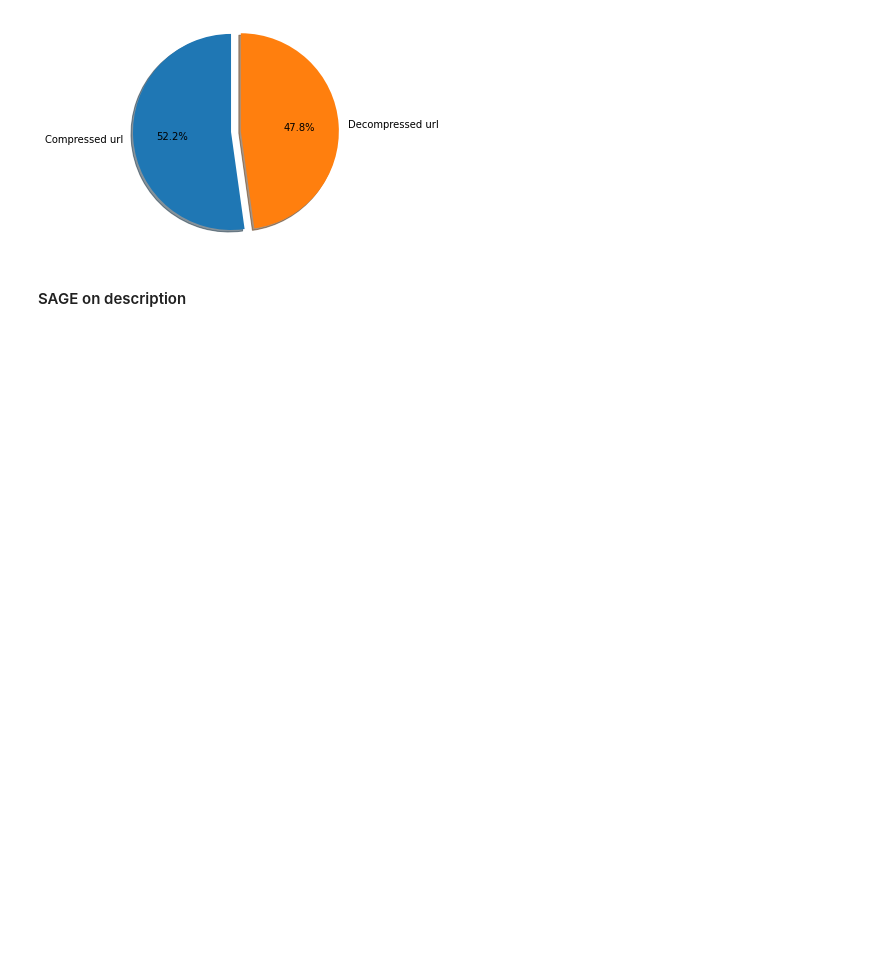
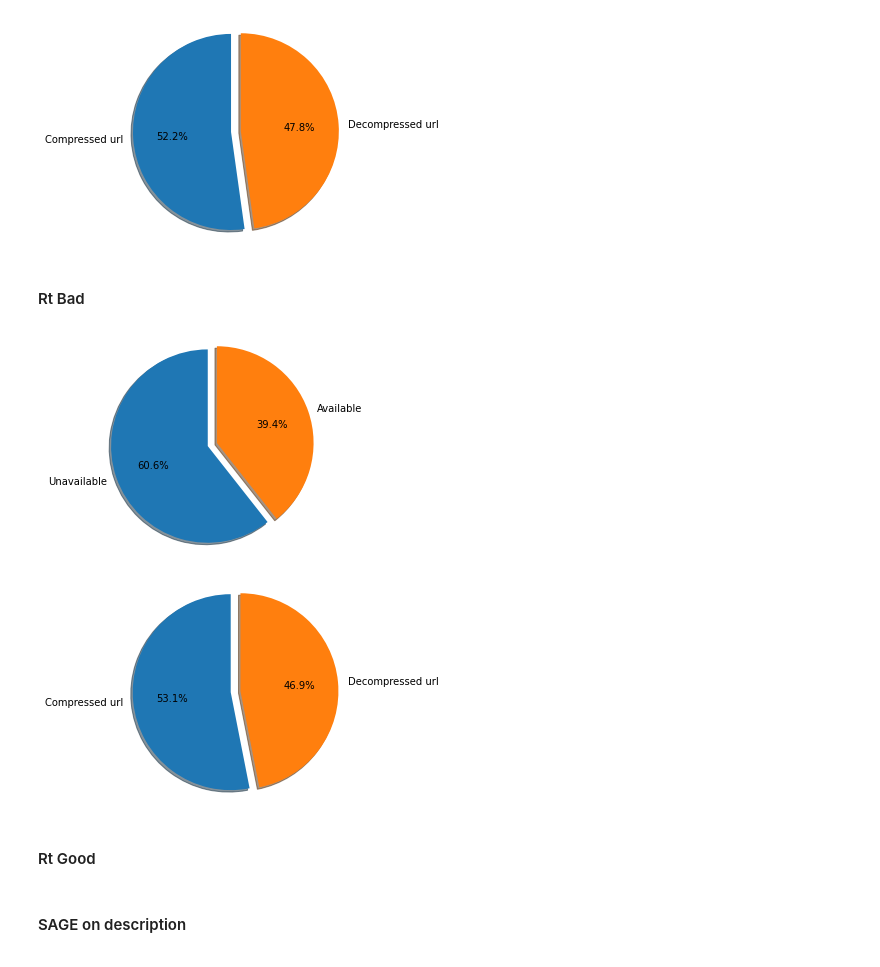
Before and after one commit to gi-ux/BachelorProject, a Jupyter notebook: notebook/dozen/Dozen_Comparison.ipynb, the cells around one changed output. Cells and saved outputs as stored; diff of their text form; code cells hidden in the pictures; blank space fills up the shorter version.

```diff
--- a/notebook/dozen/Dozen_Comparison.ipynb
+++ b/notebook/dozen/Dozen_Comparison.ipynb
@@ -709,3 +729,34 @@ ax1.axis('equal')
 plt.show()
 # %% [output]
 [figure]
+# %% [markdown]
+#### Rt Bad
+# %%
+path_urls = glob.glob("F:/Supsi/COVID-19-Tweets/large_files/urls/")
+yt_df = pd.read_csv(path_urls[0] + "yt_bad_rt_parsed.csv", lineterminator="\n")
+av = len(yt_df[yt_df["reason"]=="Unavailable"])
+unav = len(yt_df[yt_df["reason"]=="Parsed"])
+labels = 'Unavailable', 'Available'
+sizes = [av, unav]
+explode = (0, 0.1)
+fig1, ax1 = plt.subplots()
+ax1.pie(sizes, explode=explode, labels=labels, autopct='%1.1f%%',
+        shadow=True, startangle=90)
+ax1.axis('equal')
+plt.show()
+comp = len(yt_df[yt_df["type"]=="compressed"])
+decomp = len(yt_df[yt_df["type"]=="decompressed"])
+
+labels = 'Compressed url', 'Decompressed url'
+sizes = [comp, decomp]
+explode = (0, 0.1)
+fig1, ax1 = plt.subplots()
+ax1.pie(sizes, explode=explode, labels=labels, autopct='%1.1f%%',
+        shadow=True, startangle=90)
+ax1.axis('equal')
+plt.show()
+# %% [output]
+[figure, added]
+[figure, added]
+# %% [markdown]
+#### Rt Good
```
Also changed, not shown: parts of 11 cells of this notebook, 10 other files.
